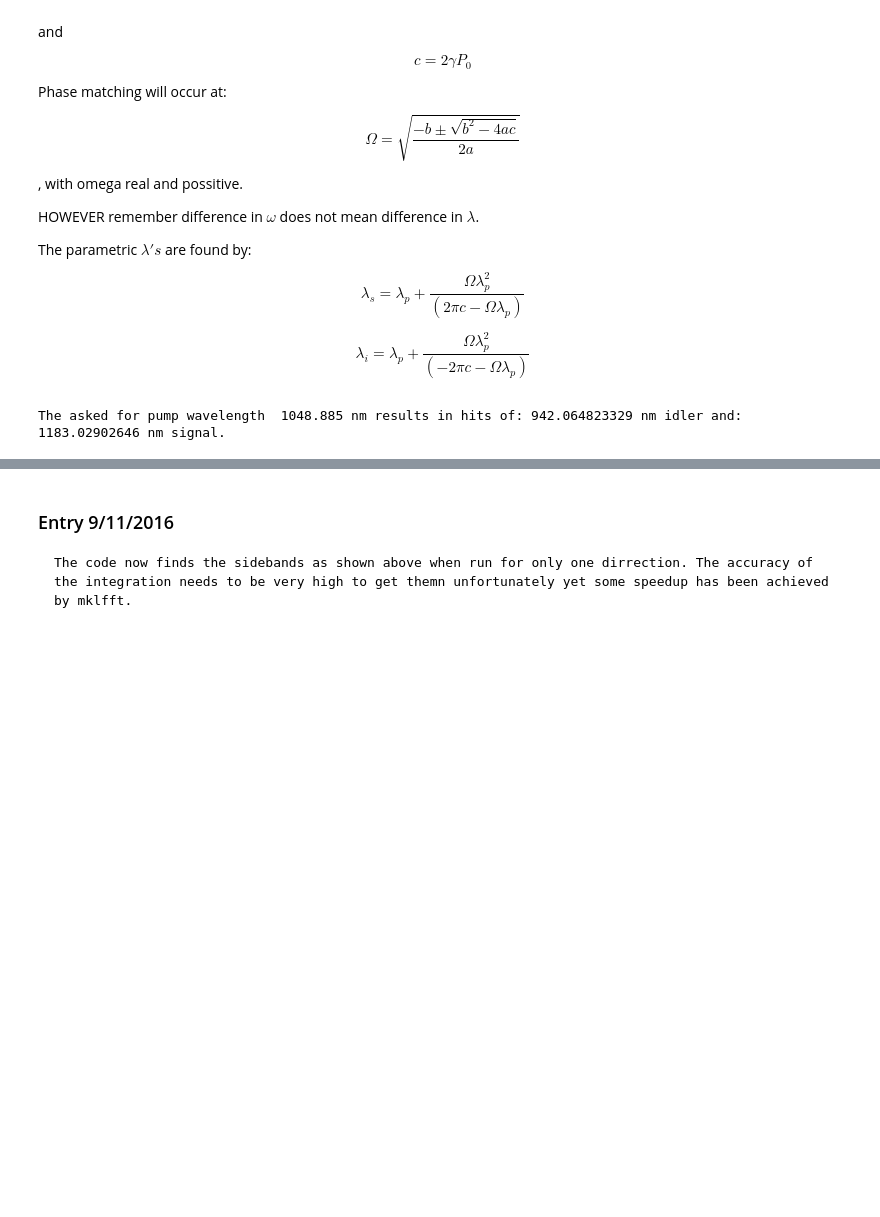
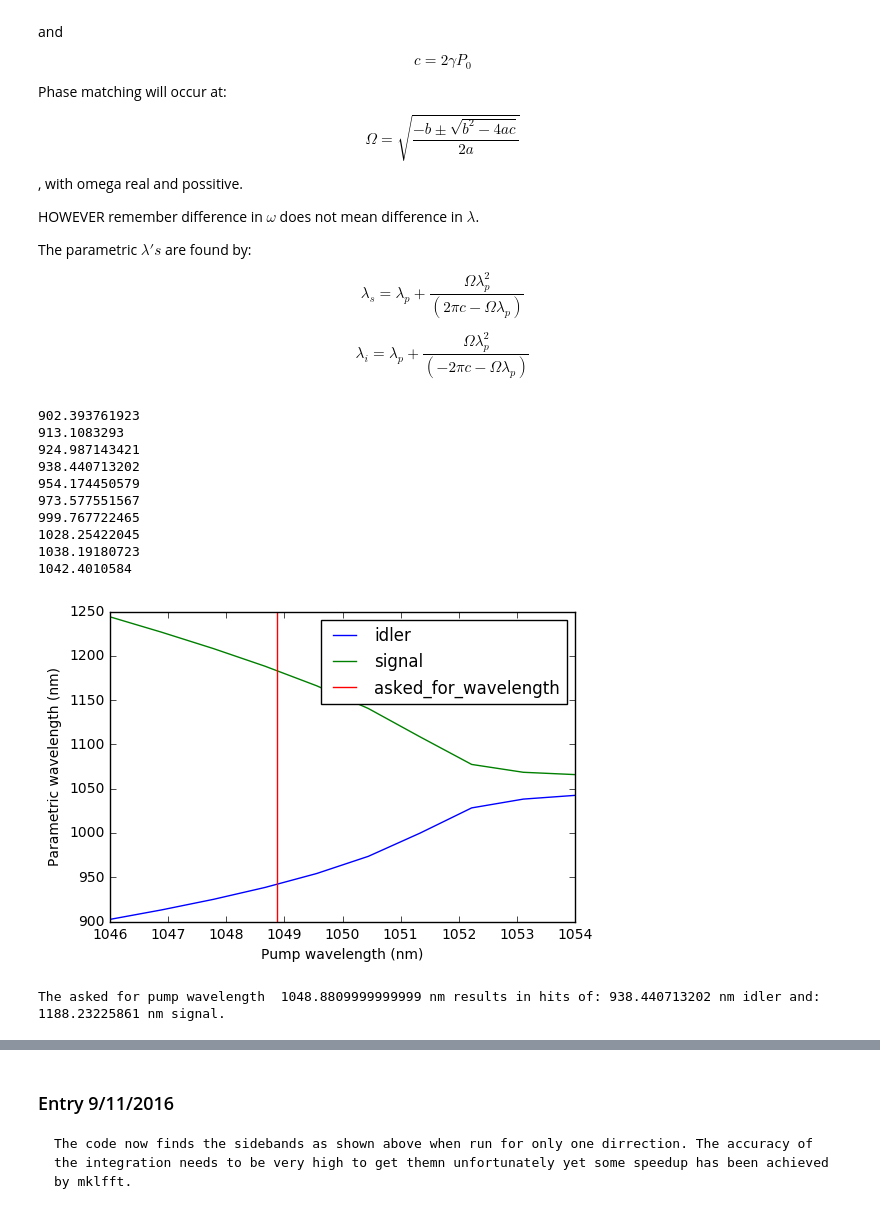
Before and after one commit to ibegleris/w-fopo, a Jupyter notebook: Log_sm-fopo.ipynb, the cells around one changed output, grey strips where cells are left out. Saved outputs shown, nothing was run; the diff lists cells and outputs as text; code cells hidden in the pictures; blank space fills up the shorter version.

```diff
--- a/Log_sm-fopo.ipynb
+++ b/Log_sm-fopo.ipynb
@@ -348,7 +348,7 @@ def dlamda_sig(Omega,lamdap):
 def dlamda_idl(Omega,lamdap):
     return Omega * lamdap**2 / (-2* pi* c - Omega * lamdap)*1e9
 
-N = 2**12
+N = 2**20
 beta0 = 0
 beta1 = 0
 beta2 = 0
@@ -358,39 +358,51 @@ beta5 = 3.675*1e-7*(1e-12)**5*1e-3
 betas_or = [beta0,beta1,beta2,beta3,beta4,beta5]
 lamda_fast, lamda_slow = 1052.95e-9, 1051.85e-9
 lamda0 =  lamda_slow
-lamdap_const = 1048.885e-9
+lamdap_const = 1048.881e-9
 
-lamdaps = np.linspace(1046e-9,1054e-9,N)
+lamdaps = np.linspace(1046e-9,1054e-9,10)
 lamdaps = np.ndarray.tolist(lamdaps)
 lami = []
 lams = []
 for lamdap in lamdaps:
     betas = betas_transf(betas_or, lamdap,lamda0)
     Omega  = domega(2*pi *c /lamdap,2*pi *c /lamda0,betas,10*1e-3,5.)
     dlamda_s= dlamda_sig(Omega,lamdap)
     dlamda_i =dlamda_idl(Omega,lamdap)
+    print(lamdap*1e9 + dlamda_i)
     lami.append(lamdap*1e9 + dlamda_i)
     lams.append(lamdap*1e9 + dlamda_s)
 lamdaps = [i*1e9 for i in lamdaps]
 
 loc = np.argsort(np.abs(np.asanyarray(lamdaps) - lamdap_const*1e9))[0] # location of the lamda0
 
 plt.plot(lamdaps,lami, label='idler')
 plt.plot(lamdaps,lams, label='signal')
 #plt.plot(A[:,0],A[:,1], label='mmgnlse')
 #plt.plot((lamda_fast*1e9,lamda_fast*1e9),(900,1250), label='fast zer disp')
 #plt.plot((lamda_slow*1e9,lamda_slow*1e9),(900,1250), label='slow zer disp')
 plt.plot((lamdap_const*1e9,lamdap_const*1e9),(900,1250), label='asked_for_wavelength')
 
 plt.gca().get_yaxis().get_major_formatter().set_useOffset(False)
 plt.gca().get_xaxis().get_major_formatter().set_useOffset(False)
 plt.ylabel('Parametric wavelength (nm)')
 plt.ylim([900,1250])
 plt.legend(loc=1)
 plt.xlabel('Pump wavelength (nm)')
 #plt.show()
-plt.close('all')
+#plt.close('all')
 plt.show()
 print("The asked for pump wavelength ", lamdap_const*1e9,"nm results in hits of:",lami[loc] ,"nm idler and:",lams[loc],"nm signal.",)
 # %% [output]
-The asked for pump wavelength  1048.885 nm results in hits of: 942.064823329 nm idler and: 1183.02902646 nm signal.
+902.393761923
+913.1083293
+924.987143421
+938.440713202
+954.174450579
+973.577551567
+999.767722465
+1028.25422045
+1038.19180723
+1042.4010584
+[figure, added]
+The asked for pump wavelength  1048.8809999999999 nm results in hits of: 938.440713202 nm idler and: 1188.23225861 nm signal.
```
Also changed, not shown: parts of 5 cells of this notebook, 3 other files.
